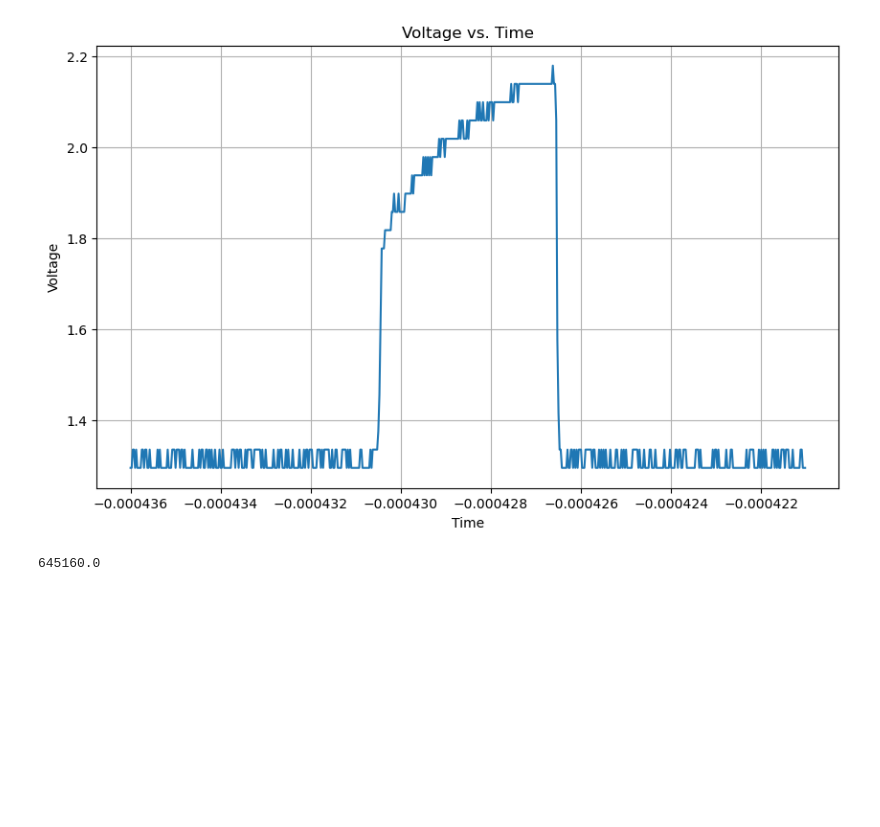
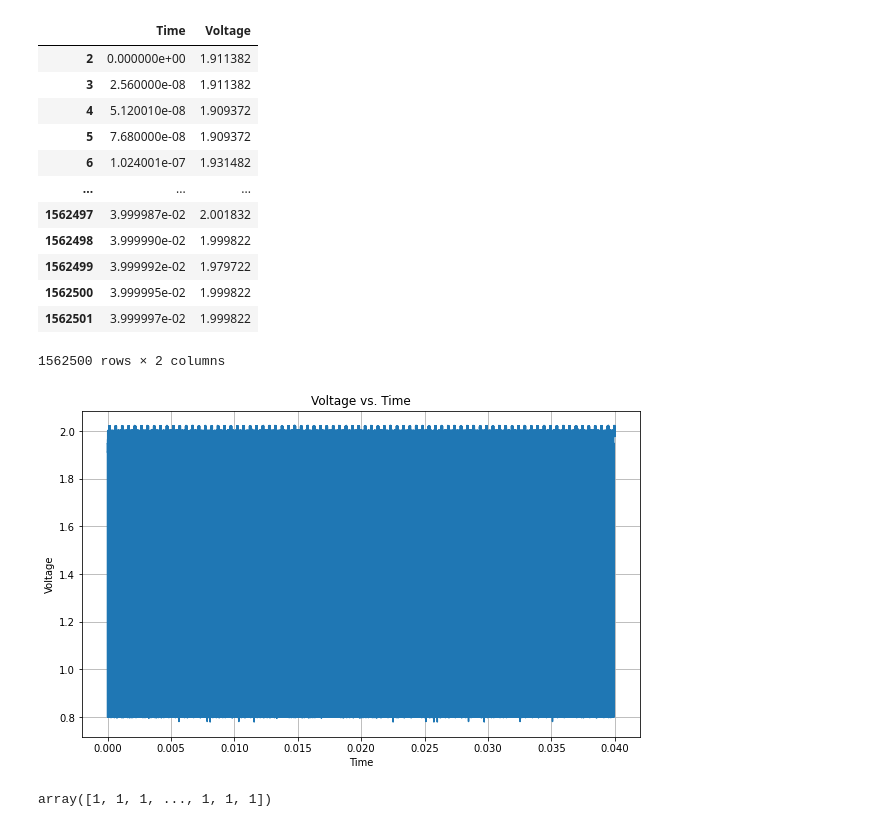
Before and after one commit to willcmartin/cs750-project, a Jupyter notebook: detection/test_plot.ipynb, the cells around one changed output. Drawn from its saved outputs; the diff is of its cells as text; code cells hidden in the pictures; blank space fills up the shorter version.

Commit message:
moved arduino file to folder, more data playing

```diff
--- a/detection/test_plot.ipynb
+++ b/detection/test_plot.ipynb
@@ -45,0 +5,12 @@ data_trim = data[4200:4800]
+# %%
+def get_data(filename):
+    data = pd.read_csv(filename, names=['Time', 'Voltage'], dtype={"Time": "string", "Voltage": "string"})
+    data = data[2:]
+    data['Time'] = pd.to_numeric(data['Time'])
+    data['Voltage'] = pd.to_numeric(data['Voltage'])
+    data['Time'] += abs(data['Time'].iloc[0])
+
+    return data
+# %%
+data1 = get_data('data/B/scope_8_1.csv')
+data2 = get_data('data/B/scope_8_2.csv')
@@ -46,14 +49,31 @@ data_trim = data[4200:4800]
+# %%
+voltage_diff = data1['Voltage'] - data2['Voltage']
+data_diff = pd.DataFrame({'Time': data1['Time'], 'Voltage': voltage_diff})
+# %%
+data_diff
+# %% [output]
+|  | Time | Voltage |
+| 2 | 0.000000e+00 | 1.911382 |
+| 3 | 2.560000e-08 | 1.911382 |
+| 4 | 5.120010e-08 | 1.909372 |
+| 5 | 7.680000e-08 | 1.909372 |
+| 6 | 1.024001e-07 | 1.931482 |
+| ... | ... | ... |
+| 1562497 | 3.999987e-02 | 2.001832 |
+| 1562498 | 3.999990e-02 | 1.999822 |
+| 1562499 | 3.999992e-02 | 1.979722 |
+| 1562500 | 3.999995e-02 | 1.999822 |
+| 1562501 | 3.999997e-02 | 1.999822 |
+1562500 rows × 2 columns
+# %%
+data_diff_trim = data_diff
 # %%
 plt.figure(figsize=(10, 6))
-plt.plot(data_trim['Time'], data_trim['Voltage'], marker='', linestyle='-')
+plt.plot(data_diff_trim['Time'], data_diff_trim['Voltage'], marker='', linestyle='-')
 plt.title('Voltage vs. Time')
 plt.xlabel('Time')
 plt.ylabel('Voltage')
 plt.grid(True)
 plt.show()
 # %% [output]
-[figure, old version]
+[figure, new version]
-# %%
-64516/.1
-# %% [output]
-645160.0
@@ -59,0 +92,7 @@ plt.show()
+# %%
+# convert to square wave
+thresh = 1.4
+voltage_square = np.where(voltage > thresh, 1, 0)
+voltage_square
+# %% [output]
+array([1, 1, 1, ..., 1, 1, 1])
```
Also changed, not shown: parts of 19 cells of this notebook, 1 other file.
